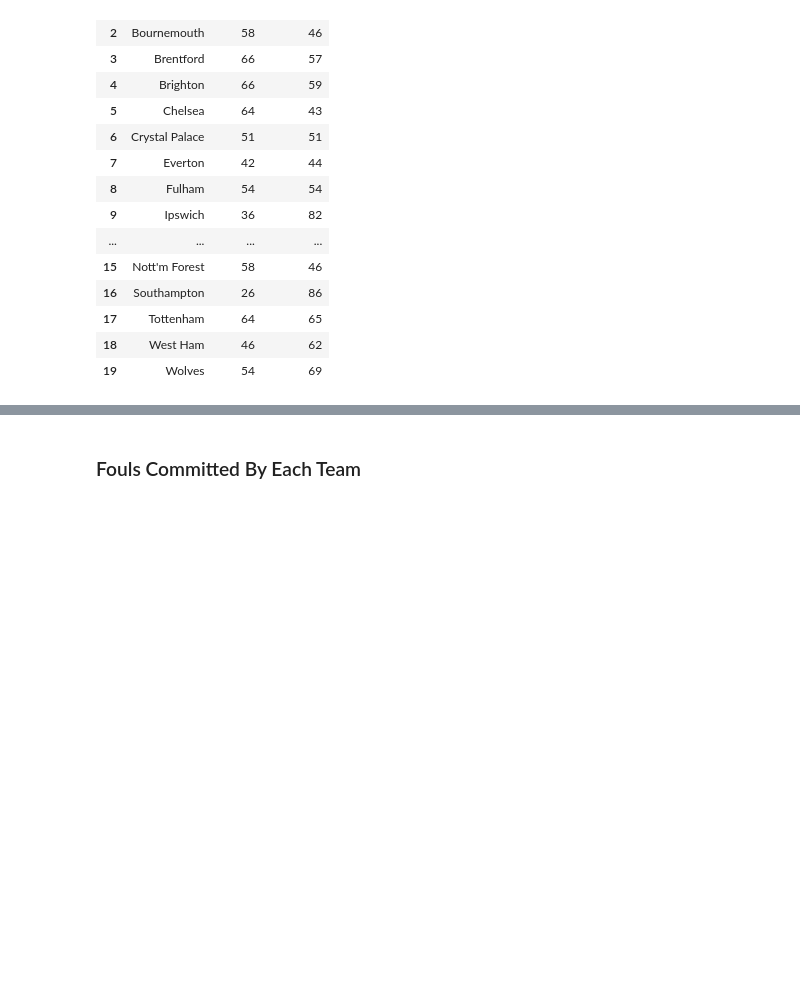
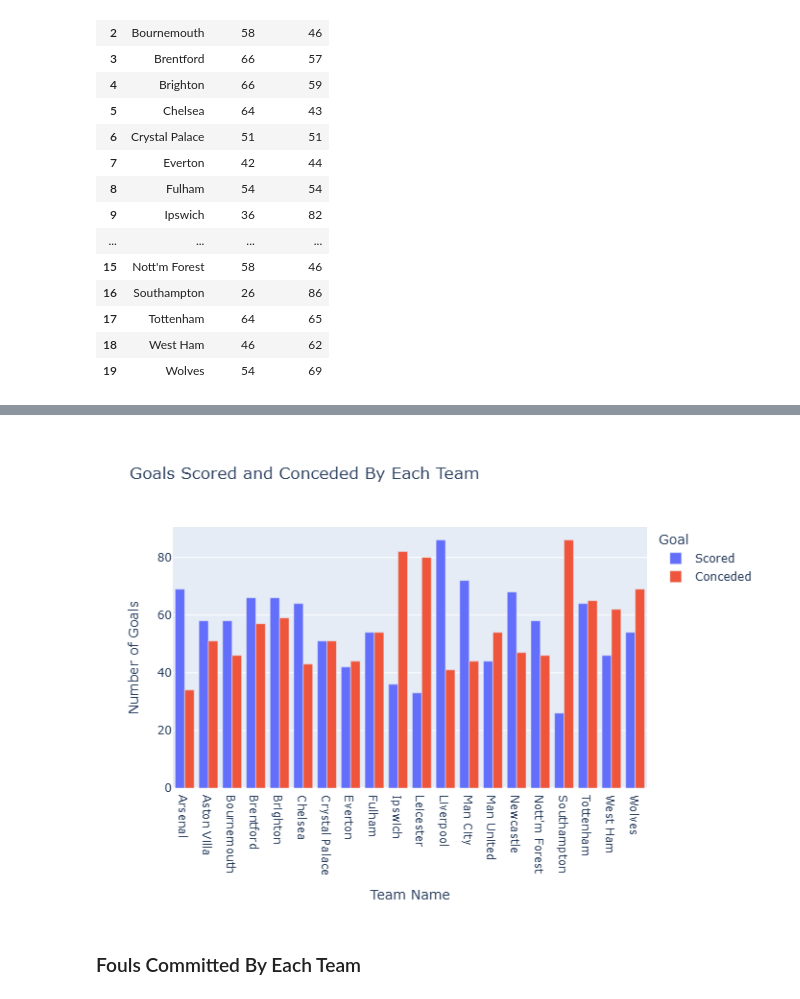
Before and after one commit to rayhanf14/pl-2024-25-analysis, a Jupyter notebook: notebooks/data_analysis_vizualization.ipynb, the cells around one changed output, grey strips where cells are left out. Saved outputs shown, nothing was run; the diff lists cells and outputs as text; code cells hidden in the pictures; blank space fills up the shorter version.

```diff
--- a/notebooks/data_analysis_vizualization.ipynb
+++ b/notebooks/data_analysis_vizualization.ipynb
@@ -116,4 +120,6 @@ fig = px.bar(
 )
 fig.write_image('../images/goals_s_c.png')
 fig.show()
+img_bytes = fig.to_image(format="png")
+display(Image(img_bytes))
 # %% [output]
@@ -121,3 +126,4 @@ fig.show()
+[figure, added]
 # %% [markdown]
 ### Fouls Committed By Each Team
 # %%
```
Also changed, not shown: parts of 9 cells of this notebook, 2 other files.
